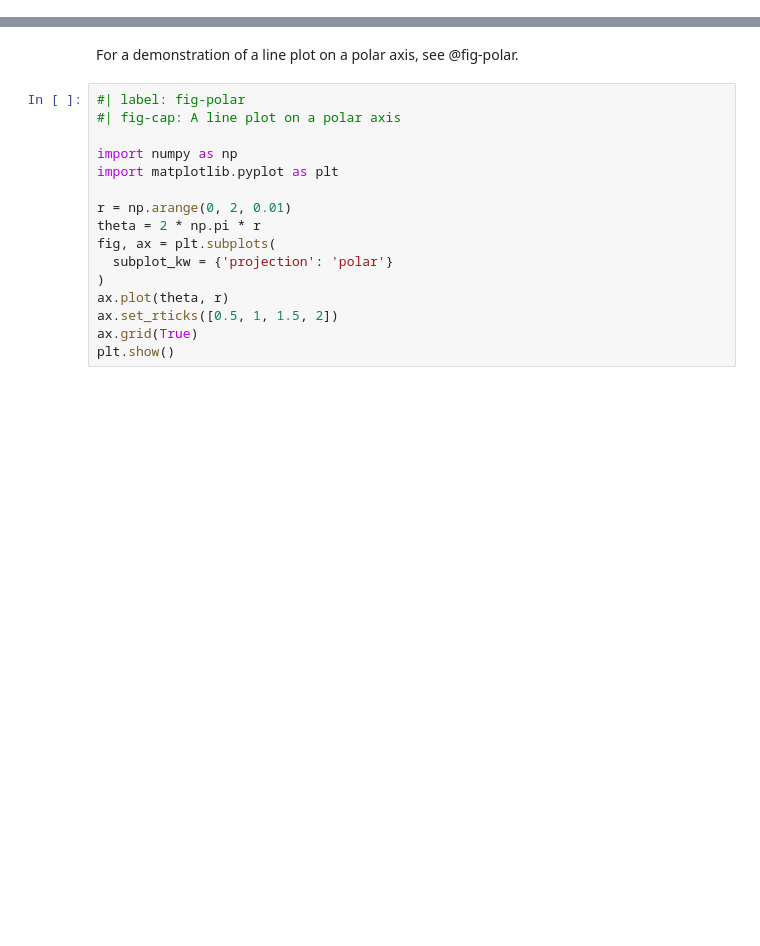
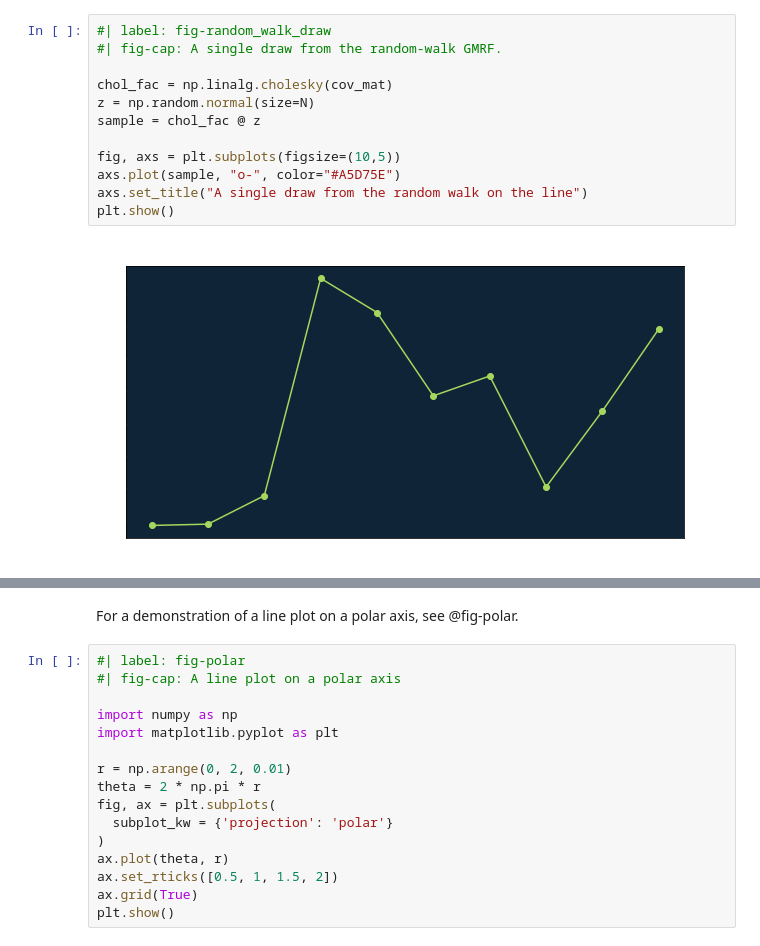
Before and after one commit to jlindbloom/jlindbloom.github.io, a Jupyter notebook: posts/hierarchical_cmrf.ipynb, the cells around one changed output, grey strips where cells are left out. Drawn from its saved outputs; the diff is of its cells as text; blank space fills up the shorter version.

```diff
--- a/posts/test2.ipynb
+++ b/posts/hierarchical_cmrf.ipynb
@@ -8,0 +105,14 @@ format:
+# %%
+#| label: fig-random_walk_draw
+#| fig-cap: A single draw from the random-walk GMRF.
+
+chol_fac = np.linalg.cholesky(cov_mat)
+z = np.random.normal(size=N)
+sample = chol_fac @ z
+
+fig, axs = plt.subplots(figsize=(10,5))
+axs.plot(sample, "o-", color="#A5D75E")
+axs.set_title("A single draw from the random walk on the line")
+plt.show()
+# %% [output]
+[figure, added]
```
Also changed, not shown: parts of 14 cells of this notebook, 30 other files.
